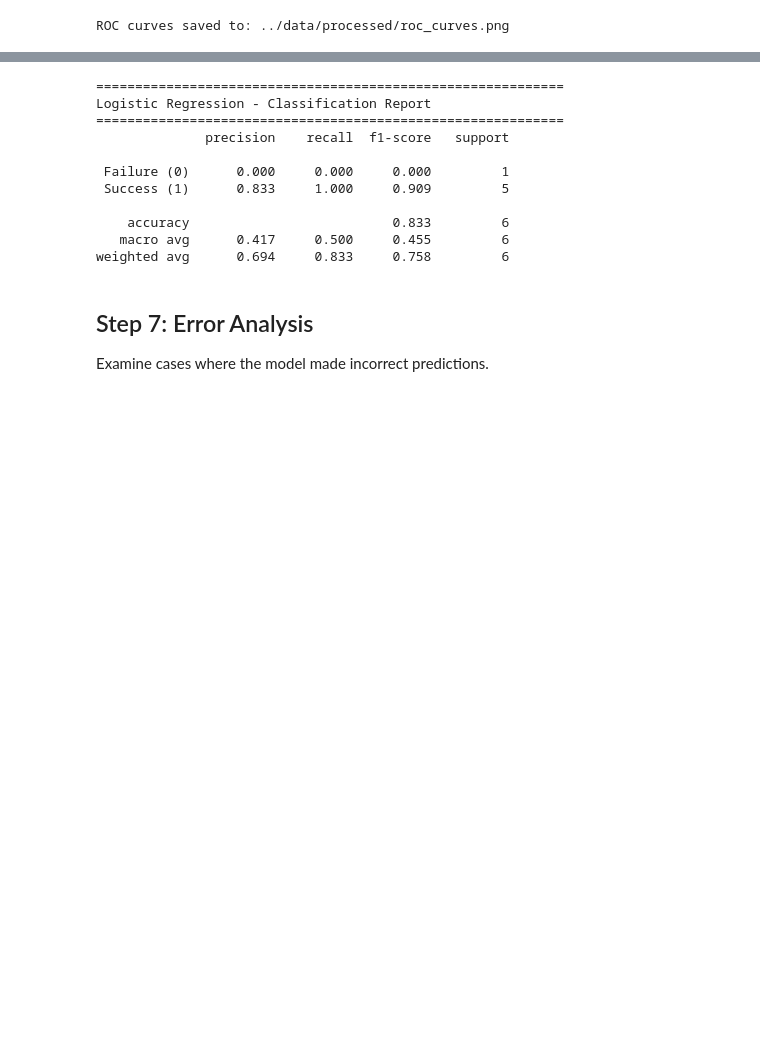
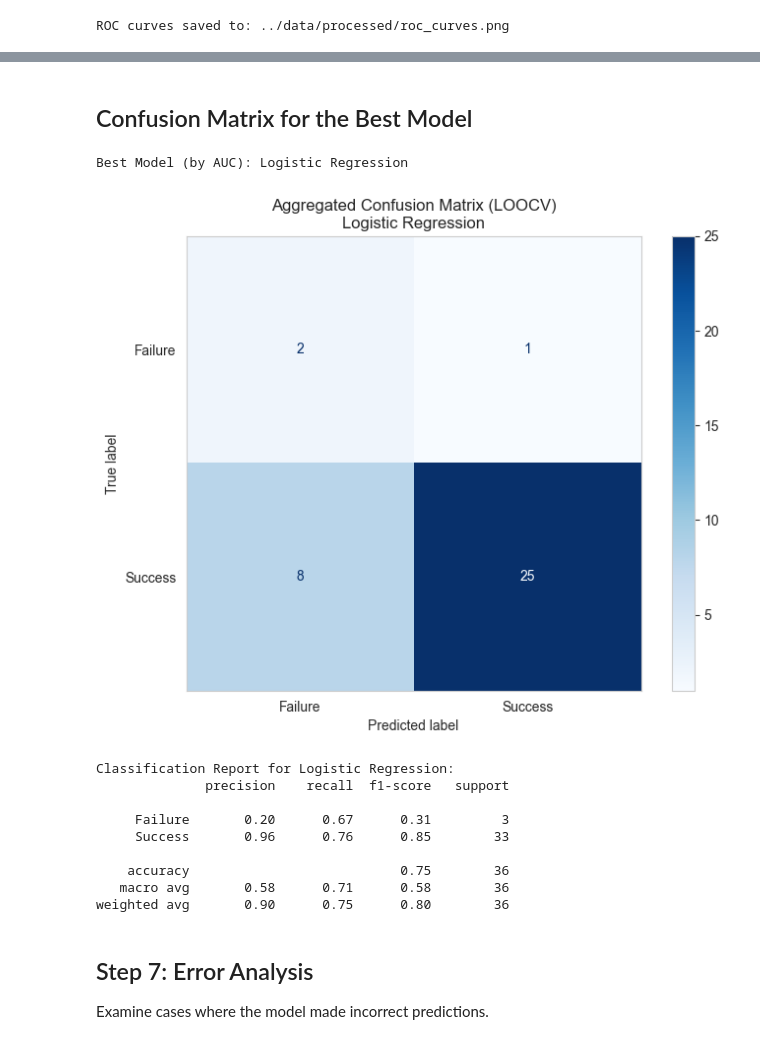
Before and after one commit to lindsaygross/ADHD_clinical_trials, a Jupyter notebook: notebooks/01_eda_and_model.ipynb, the cells around one changed output, grey strips where cells are left out. Saved outputs shown, nothing was run; the diff lists cells and outputs as text; code cells hidden in the pictures; blank space fills up the shorter version.

Commit message:
Use LOOCV for model training and update notebook

```diff
--- a/notebooks/01_eda_and_model.ipynb
+++ b/notebooks/01_eda_and_model.ipynb
@@ -425,0 +354,14 @@ Baseline (Majority Class) Performance:
+# %%
+# Load the processed data
+df = train_models.load_processed_data()
+
+# Define Features and Target
+# Note: We do not split into train/test here. LOOCV uses the full dataset.
+metadata_cols = ["NCTId", "Label", "OverallStatus", "BriefTitle"]
+feature_cols = [c for c in df.columns if c not in metadata_cols]
+
+X = df[feature_cols]
+y = df["Label"].values
+
+print(f"Features defined: {len(feature_cols)}")
+print(f"Total samples: {len(y)}")
@@ -425,0 +375,5 @@ Baseline (Majority Class) Performance:
+# %%
+results_df, model_predictions = train_models.evaluate_models_loocv(X, y)
+
+print("\nLOOCV Performance Summary:")
+display(results_df)
@@ -491,19 +428,42 @@ Confusion matrix saved to: ../data/processed/confusion_matrix_logistic_regressio
-# %%
-# Classification report
-y_pred = best_model.predict(X_test_scaled)
-utils.print_classification_summary(y_test, y_pred, best_model_name)
-# %% [output]
-============================================================
-Logistic Regression - Classification Report
-============================================================
-              precision    recall  f1-score   support
-
- Failure (0)      0.000     0.000     0.000         1
- Success (1)      0.833     1.000     0.909         5
-
-    accuracy                          0.833         6
-   macro avg      0.417     0.500     0.455         6
-weighted avg      0.694     0.833     0.758         6
+# %% [markdown]
+## Confusion Matrix for the Best Model
+# %%
+from sklearn.metrics import confusion_matrix, ConfusionMatrixDisplay, classification_report
+
+best_model_name = results_df['AUC'].idxmax()
+print(f"Best Model (by AUC): {best_model_name}")
+
+# Extract the predictions that LOOCV generated for this model
+preds_data = model_predictions[best_model_name]
+y_true = preds_data['y_true']
+y_prob = preds_data['y_prob']
+y_pred = [1 if p > 0.5 else 0 for p in y_prob]  # Threshold at 0.5
+
+# Plot Matrix
+cm = confusion_matrix(y_true, y_pred)
+disp = ConfusionMatrixDisplay(confusion_matrix=cm, display_labels=["Failure", "Success"])
+
+plt.figure(figsize=(8, 6))
+disp.plot(cmap="Blues", values_format='d', ax=plt.gca())
+plt.title(f"Aggregated Confusion Matrix (LOOCV)\n{best_model_name}")
+plt.grid(False)
+plt.show()
+
+# Print Text Report
+print(f"\nClassification Report for {best_model_name}:")
+print(classification_report(y_true, y_pred, target_names=["Failure", "Success"]))
+# %% [output]
+Best Model (by AUC): Logistic Regression
+[figure, added]
+Classification Report for Logistic Regression:
+              precision    recall  f1-score   support
+
+     Failure       0.20      0.67      0.31         3
+     Success       0.96      0.76      0.85        33
+
+    accuracy                           0.75        36
+   macro avg       0.58      0.71      0.58        36
+weighted avg       0.90      0.75      0.80        36
 # %% [markdown]
 ## Step 7: Error Analysis
 
```
Also changed, not shown: parts of 27 cells of this notebook, 15 other files.
